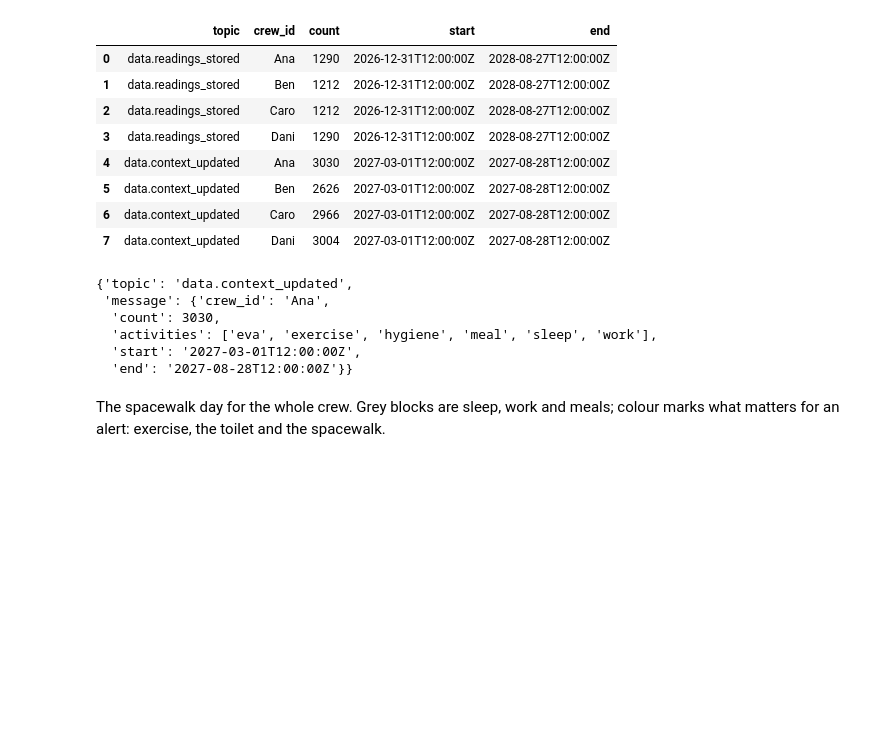
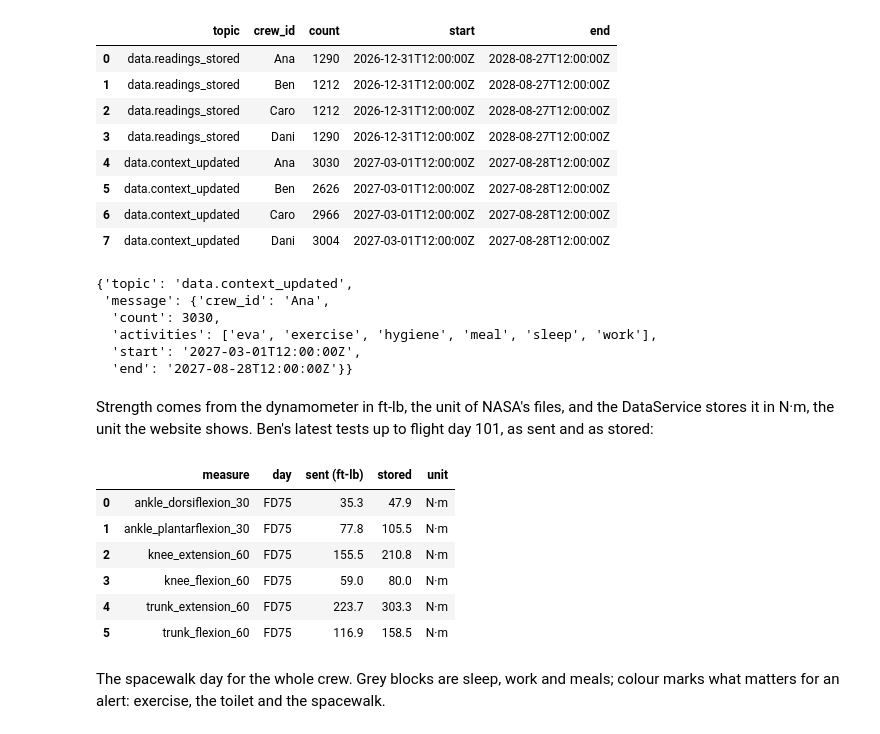
Before and after one commit to IgnacioAVerdinelli/NASASpaceApps, a Jupyter notebook: sim/examples/gravsim_demo.ipynb, the cells around one changed output. Cells and saved outputs as stored; diff of their text form; code cells hidden in the pictures; blank space fills up the shorter version.

```diff
--- a/sim/examples/gravsim_demo.ipynb
+++ b/sim/examples/gravsim_demo.ipynb
@@ -329,6 +330,21 @@ data.publisher.messages[4]          # one whole message: what changed, not the d
   'activities': ['eva', 'exercise', 'hygiene', 'meal', 'sleep', 'work'],
   'start': '2027-03-01T12:00:00Z',
   'end': '2027-08-28T12:00:00Z'}}
+# %% [markdown]
+Strength comes from the dynamometer in ft-lb, the unit of NASA's files, and the DataService stores it in N·m, the unit the website shows. Ben's latest tests up to flight day 101, as sent and as stored:
+# %%
+sent = {(r.crew_id, r.measure, r.timestamp): r for r in mission.timeline(seed=10) if r.instrument == "dynamometer"}
+stored = data.latest("Ben", "strength", at=mission.timestamp(100))
+pd.DataFrame([{"measure": mid, "day": r.day_label, "sent (ft-lb)": sent[("Ben", mid, r.timestamp)].value,
+               "stored": r.value, "unit": r.unit} for mid, r in stored.items()])
+# %% [output]
+|  | measure | day | sent (ft-lb) | stored | unit |
+| 0 | ankle_dorsiflexion_30 | FD75 | 35.3 | 47.9 | N·m |
+| 1 | ankle_plantarflexion_30 | FD75 | 77.8 | 105.5 | N·m |
+| 2 | knee_extension_60 | FD75 | 155.5 | 210.8 | N·m |
+| 3 | knee_flexion_60 | FD75 | 59.0 | 80.0 | N·m |
+| 4 | trunk_extension_60 | FD75 | 223.7 | 303.3 | N·m |
+| 5 | trunk_flexion_60 | FD75 | 116.9 | 158.5 | N·m |
 # %% [markdown]
 The spacewalk day for the whole crew. Grey blocks are sleep, work and meals; colour marks what matters for an alert: exercise, the toilet and the spacewalk.
 # %%
```
Also changed, not shown: parts of 4 cells of this notebook.
